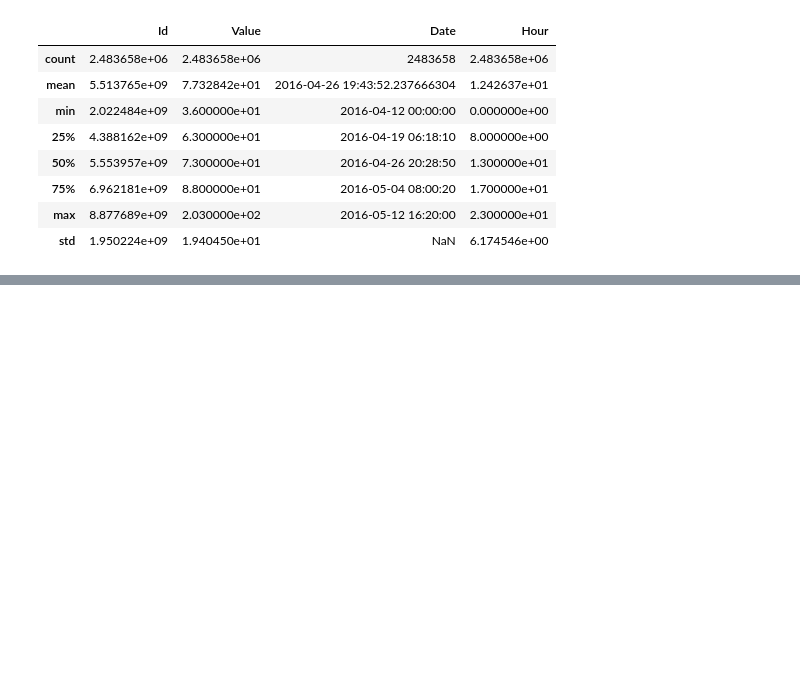
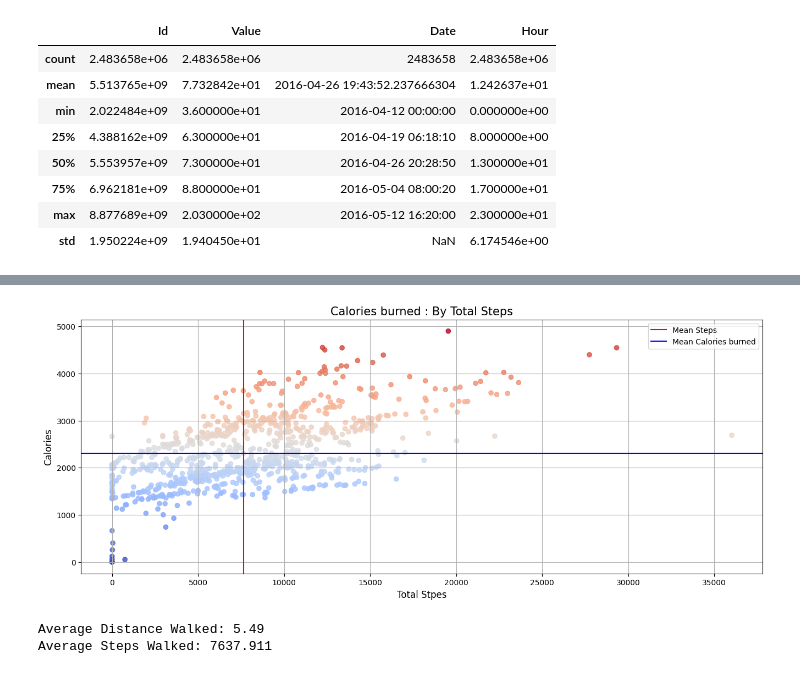
Before and after one commit to lyalldata/Data-Analysis-Portfolio, a Jupyter notebook: Python/BellaBeat/Bellabeat.ipynb, the cells around one changed output, grey strips where cells are left out. Saved outputs shown, nothing was run; the diff lists cells and outputs as text; code cells hidden in the pictures; blank space fills up the shorter version.

```diff
--- a/Python/BellaBeat/Bellabeat.ipynb
+++ b/Python/BellaBeat/Bellabeat.ipynb
@@ -636,0 +709,22 @@ heart.describe()
+# %%
+# Viz 4 calories burned : by steps
+
+plt.figure(figsize = (16,6))
+plt.scatter(df_2['TotalSteps'],df_2['Calories_x'],
+           alpha =0.8, c =df_2['Calories_x'], cmap = "coolwarm" )
+
+plt.xlabel("Total Stpes", fontsize = 12)
+plt.ylabel("Calories", fontsize = 12)
+plt.title("Calories burned : By Total Steps", fontsize = 15)
+plt.axvline(mean_steps, color = 'red', label = 'Mean Steps')
+plt.axhline(mean_calories, color ='Blue', label = 'Mean Calories burned')
+
+plt.grid()
+plt.legend()
+plt.show()
+
+print("Average Distance Walked:", mean_distance, "\nAverage Steps Walked:", mean_steps)
+# %% [output]
+[figure, added]
+Average Distance Walked: 5.49
+Average Steps Walked: 7637.911
```
Also changed, not shown: parts of 13 cells of this notebook.
